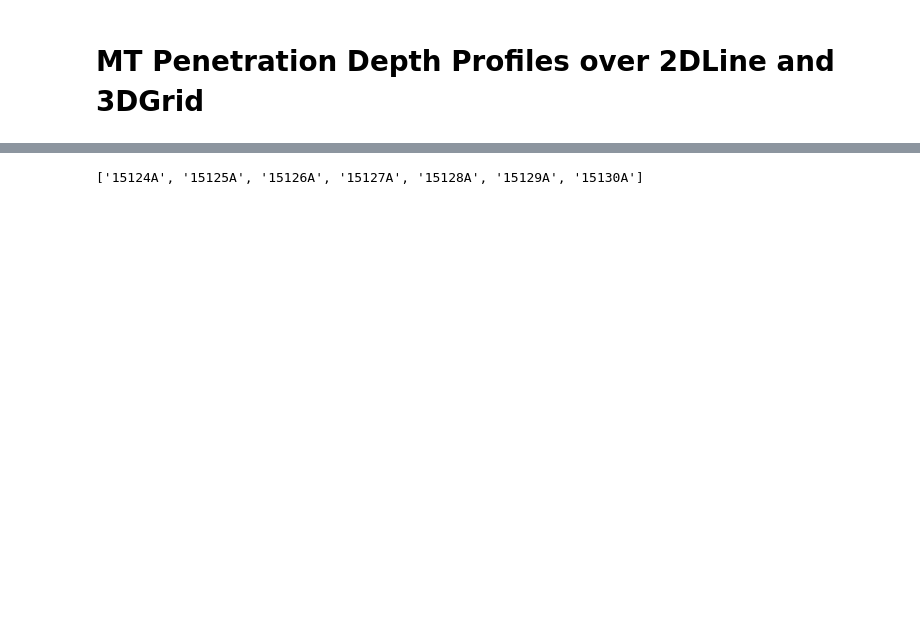
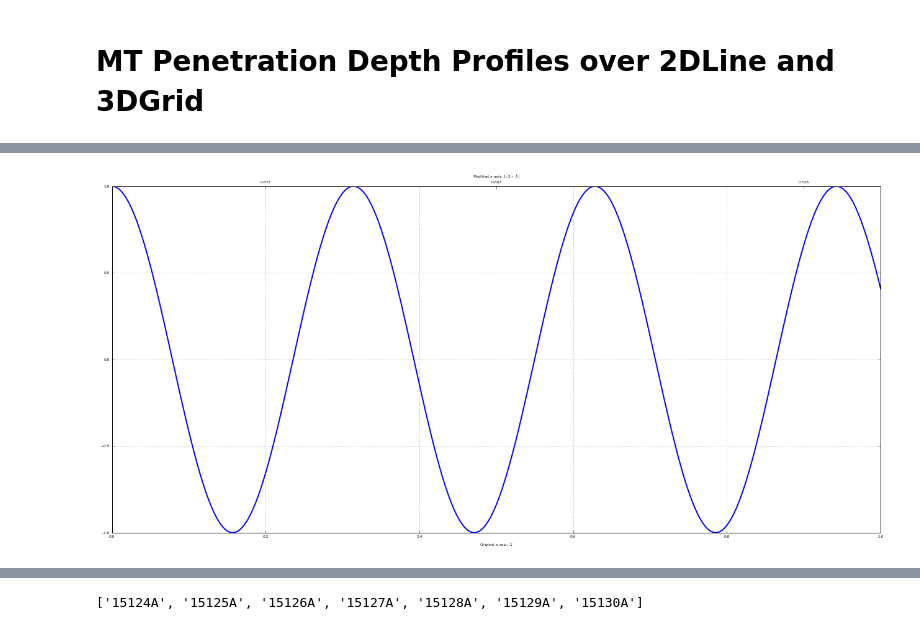
Before and after one commit to MTgeophysics/mtpy, a Jupyter notebook: examples/notebooks/MT_Penetration_Depth_Profiles.ipynb, the cells around one changed output, grey strips where cells are left out. Saved outputs shown, nothing was run; the diff lists cells and outputs as text; code cells hidden in the pictures; blank space fills up the shorter version.

```diff
--- a/examples/notebooks/MT_Penetration_Depth_Profiles.ipynb
+++ b/examples/notebooks/MT_Penetration_Depth_Profiles.ipynb
@@ -70,0 +144,29 @@ pr.edi_list
+# %%
+#http://stackoverflow.com/questions/10514315/how-to-add-a-second-x-axis-in-matplotlib
+import numpy as np
+import matplotlib.pyplot as plt
+
+fig = plt.figure()
+ax1 = fig.add_subplot(111)
+ax2 = ax1.twiny()
+
+X = np.linspace(0,1,1000)
+Y = np.cos(X*20)
+
+ax1.plot(X,Y)
+ax1.set_xlabel(r"Original x-axis: $X$")
+ax1.grid(True)
+new_tick_locations = np.array([.2, .5, .9])
+
+def tick_function(X):
+    V = 1/(1+X)
+    return ["%.3f" % z for z in V]
+
+ax2.set_xlim(ax1.get_xlim())
+ax2.set_xticks(new_tick_locations)
+ax2.set_xticklabels(tick_function(new_tick_locations))
+ax2.set_xlabel(r"Modified x-axis: $1/(1+X)$")
+
+plt.show()
+# %% [output]
+[figure, added]
```
Also changed, not shown: parts of 26 cells of this notebook.
